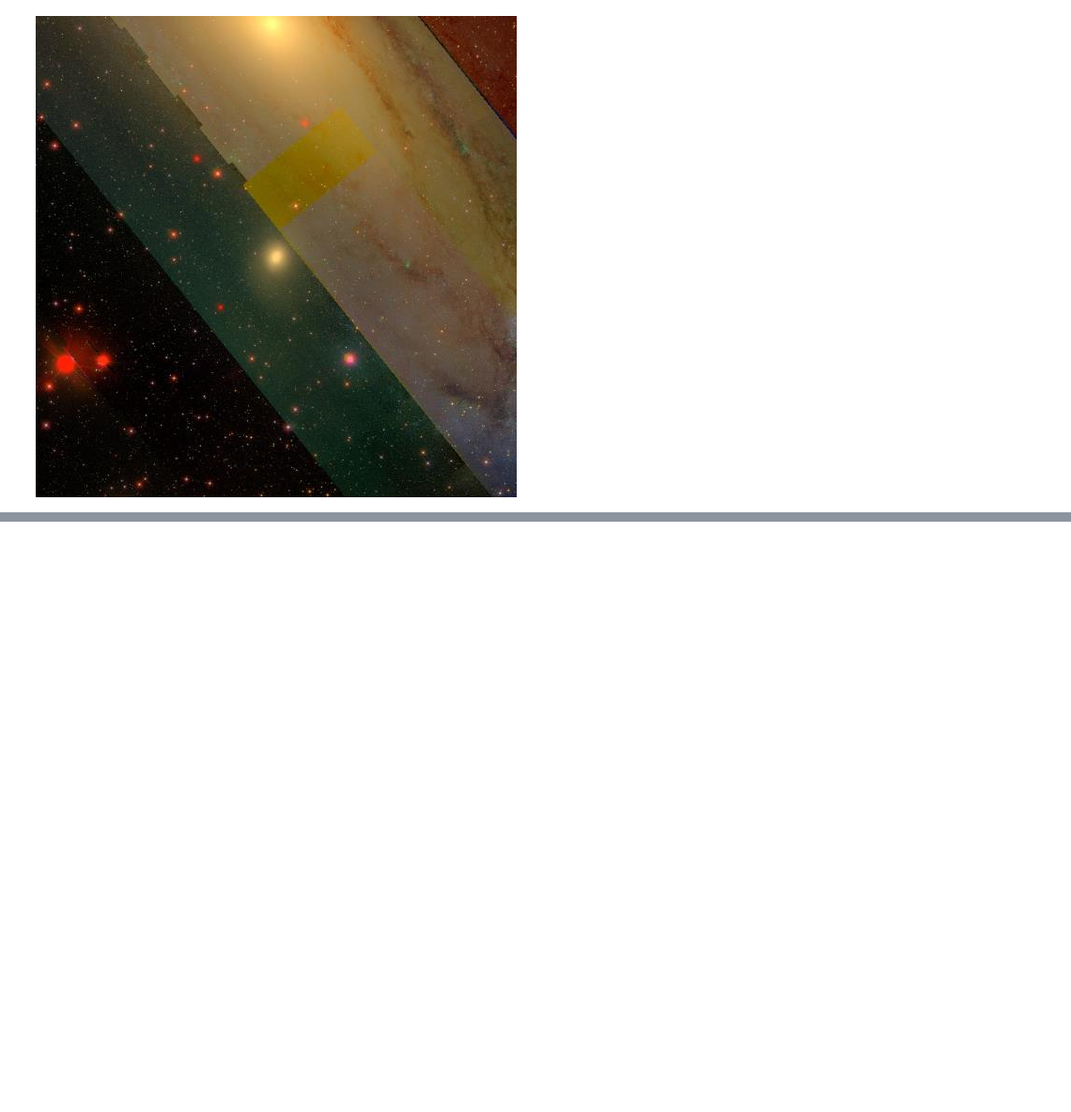
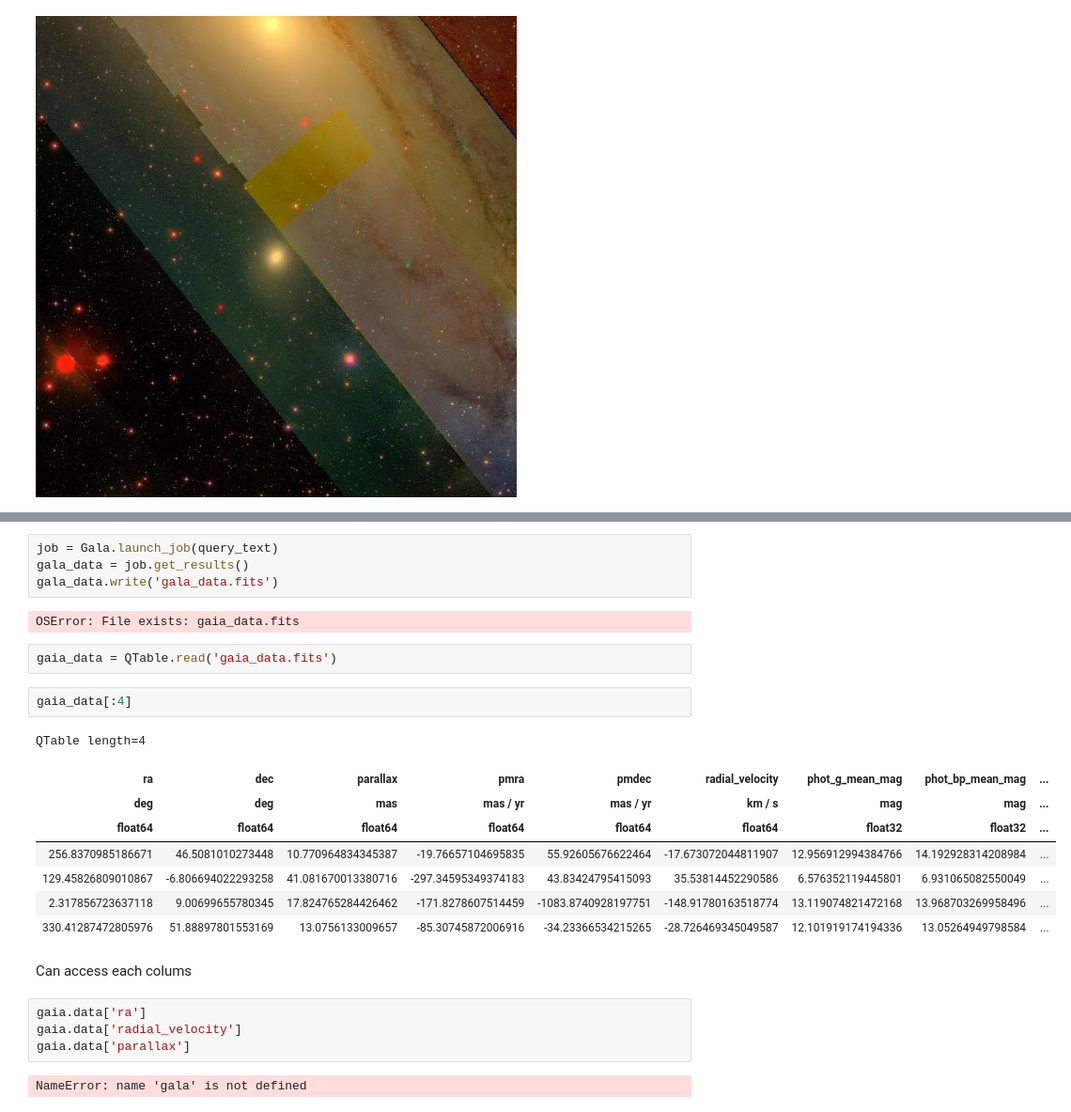
Before and after one commit to rebeccaceppas/tutorials, a Jupyter notebook: Tutorial 2.ipynb, the cells around one changed output, grey strips where cells are left out. Shown: that part at 94% size. Drawn from its saved outputs; the diff is of its cells as text; blank space fills up the shorter version.

```diff
--- a/Tutorial 2.ipynb
+++ b/Tutorial 2.ipynb
@@ -110,0 +142,27 @@ IPython.display.Image('M32_SDSS_cutout.jpg')
+# %%
+job = Gala.launch_job(query_text)
+gala_data = job.get_results()
+gala_data.write('gala_data.fits')
+# %% [output]
+OSError: File exists: gaia_data.fits
+# %%
+gaia_data = QTable.read('gaia_data.fits')
+# %%
+gaia_data[:4]
+# %% [output]
+QTable length=4
+| ra | dec | parallax | pmra | pmdec | radial_velocity | phot_g_mean_mag | phot_bp_mean_mag | ... |
+| deg | deg | mas | mas / yr | mas / yr | km / s | mag | mag | ... |
+| float64 | float64 | float64 | float64 | float64 | float64 | float32 | float32 | ... |
+| 256.8370985186671 | 46.5081010273448 | 10.770964834345387 | -19.76657104695835 | 55.92605676622464 | -17.673072044811907 | 12.956912994384766 | 14.192928314208984 | ... |
+| 129.45826809010867 | -6.806694022293258 | 41.081670013380716 | -297.34595349374183 | 43.83424795415093 | 35.53814452290586 | 6.576352119445801 | 6.931065082550049 | ... |
+| 2.317856723637118 | 9.00699655780345 | 17.824765284426462 | -171.8278607514459 | -1083.8740928197751 | -148.91780163518774 | 13.119074821472168 | 13.968703269958496 | ... |
+| 330.41287472805976 | 51.88897801553169 | 13.0756133009657 | -85.30745872006916 | -34.23366534215265 | -28.726469345049587 | 12.101919174194336 | 13.05264949798584 | ... |
+# %% [markdown]
+Can access each colums
+# %%
+gaia.data['ra']
+gaia.data['radial_velocity']
+gaia.data['parallax']
+# %% [output]
+NameError: name 'gala' is not defined
```
Also changed, not shown: parts of 9 cells of this notebook, 1 other file.
